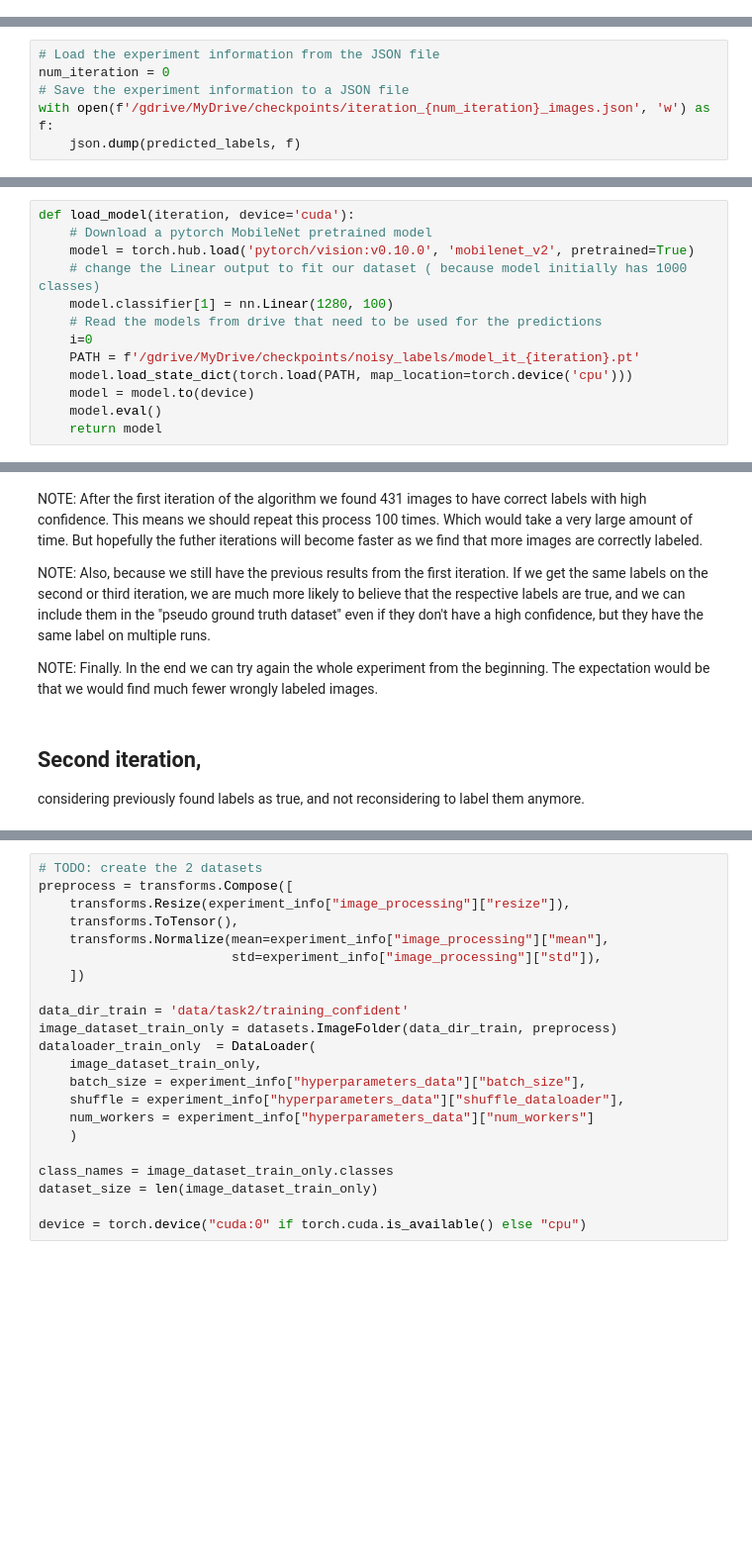
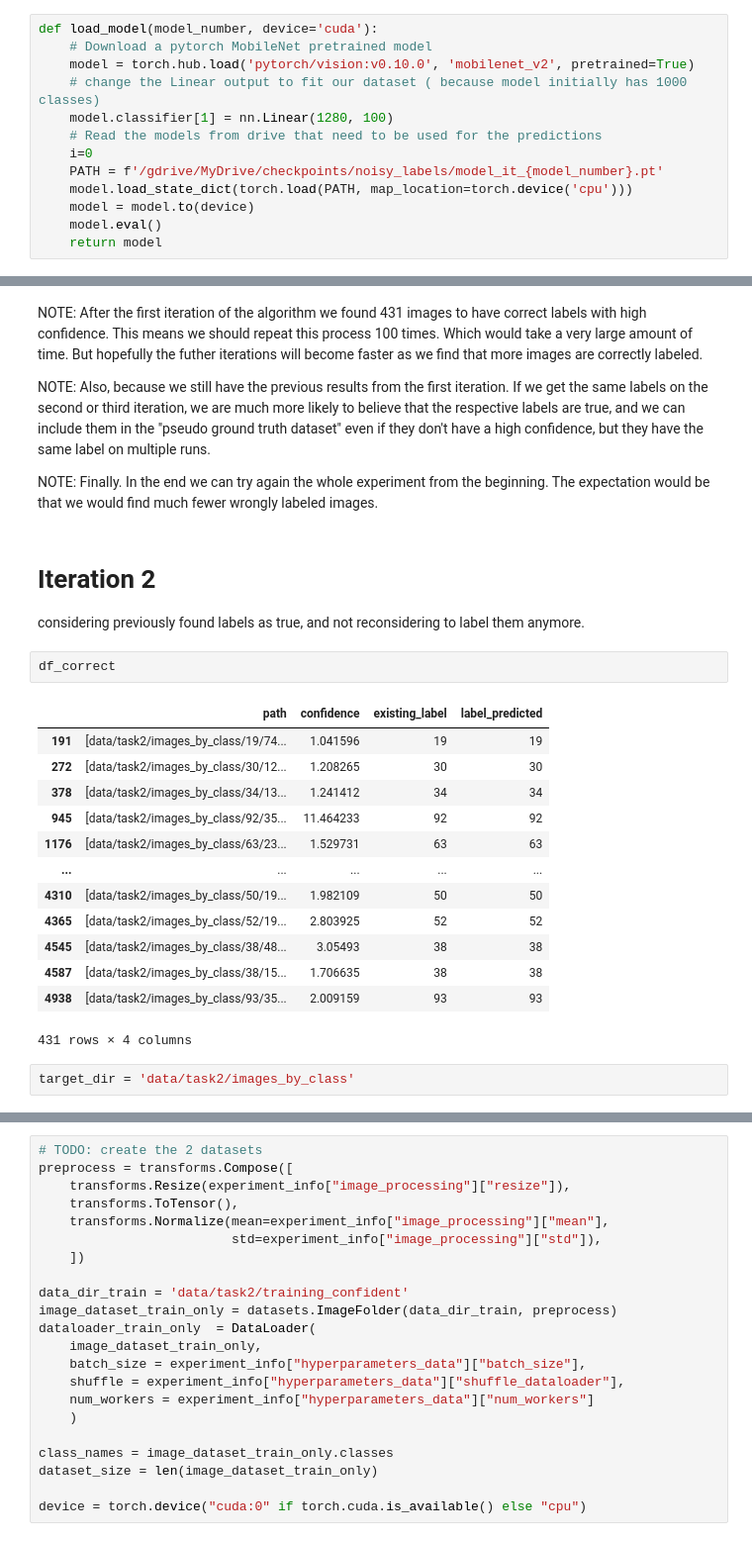
Before and after one commit to TruscaPetre/AAIT-Nosy-Missing-Labels, a Jupyter notebook: tutorial colab noisy labels.ipynb, the cells around one changed output, grey strips where cells are left out. Shown: that part at 99% size. Saved outputs shown, nothing was run; the diff lists cells and outputs as text; blank space fills up the shorter version.

```diff
--- a/tutorial colab noisy labels.ipynb
+++ b/tutorial colab noisy labels.ipynb
@@ -144,0 +223,13 @@ Hello Google Drive!
+# %%
+def load_model(model_number, device='cuda'):
+    # Download a pytorch MobileNet pretrained model
+    model = torch.hub.load('pytorch/vision:v0.10.0', 'mobilenet_v2', pretrained=True)
+    # change the Linear output to fit our dataset ( because model initially has 1000 classes)
+    model.classifier[1] = nn.Linear(1280, 100)
+    # Read the models from drive that need to be used for the predictions
+    i=0
+    PATH = f'/gdrive/MyDrive/checkpoints/noisy_labels/model_it_{model_number}.pt'
+    model.load_state_dict(torch.load(PATH, map_location=torch.device('cpu')))
+    model = model.to(device)
+    model.eval()
+    return model
@@ -528,6 +658,0 @@ predicted_labels["pseudo_label"] = new_pseudo_labels
-# %%
-# Load the experiment information from the JSON file
-num_iteration = 0
-# Save the experiment information to a JSON file
-with open(f'/gdrive/MyDrive/checkpoints/iteration_{num_iteration}_images.json', 'w') as f:
-    json.dump(predicted_labels, f)
@@ -547,16 +674,3 @@ with open(f'/gdrive/MyDrive/checkpoints/noisy_labels/pseudo_labeling_images_for_
 # Read the json of the labels that need to be predicted
 with open('/gdrive/MyDrive/checkpoints/noisy_labels/pseudo_labeling_images_for_models.json', 'r') as f:
     paths_labeling = json.load(f)
-# %%
-def load_model(iteration, device='cuda'):
-    # Download a pytorch MobileNet pretrained model
-    model = torch.hub.load('pytorch/vision:v0.10.0', 'mobilenet_v2', pretrained=True)
-    # change the Linear output to fit our dataset ( because model initially has 1000 classes)
-    model.classifier[1] = nn.Linear(1280, 100)
-    # Read the models from drive that need to be used for the predictions
-    i=0
-    PATH = f'/gdrive/MyDrive/checkpoints/noisy_labels/model_it_{iteration}.pt'
-    model.load_state_dict(torch.load(PATH, map_location=torch.device('cpu')))
-    model = model.to(device)
-    model.eval()
-    return model
@@ -767,5 +829,23 @@ NOTE: Also, because we still have the previous results from the first iteration.
 
 NOTE: Finally. In the end we can try again the whole experiment from the beginning. The expectation would be that we would find much fewer wrongly labeled images.
 # %% [markdown]
-## Second iteration,
+# Iteration 2
 considering previously found labels as true, and not reconsidering to label them anymore.
+# %%
+df_correct
+# %% [output]
+|  | path | confidence | existing_label | label_predicted |
+| 191 | [data/task2/images_by_class/19/74... | 1.041596 | 19 | 19 |
+| 272 | [data/task2/images_by_class/30/12... | 1.208265 | 30 | 30 |
+| 378 | [data/task2/images_by_class/34/13... | 1.241412 | 34 | 34 |
+| 945 | [data/task2/images_by_class/92/35... | 11.464233 | 92 | 92 |
+| 1176 | [data/task2/images_by_class/63/23... | 1.529731 | 63 | 63 |
+| ... | ... | ... | ... | ... |
+| 4310 | [data/task2/images_by_class/50/19... | 1.982109 | 50 | 50 |
+| 4365 | [data/task2/images_by_class/52/19... | 2.803925 | 52 | 52 |
+| 4545 | [data/task2/images_by_class/38/48... | 3.05493 | 38 | 38 |
+| 4587 | [data/task2/images_by_class/38/15... | 1.706635 | 38 | 38 |
+| 4938 | [data/task2/images_by_class/93/35... | 2.009159 | 93 | 93 |
+431 rows × 4 columns
+# %%
+target_dir = 'data/task2/images_by_class'
```
Also changed, not shown: parts of 39 cells of this notebook.
